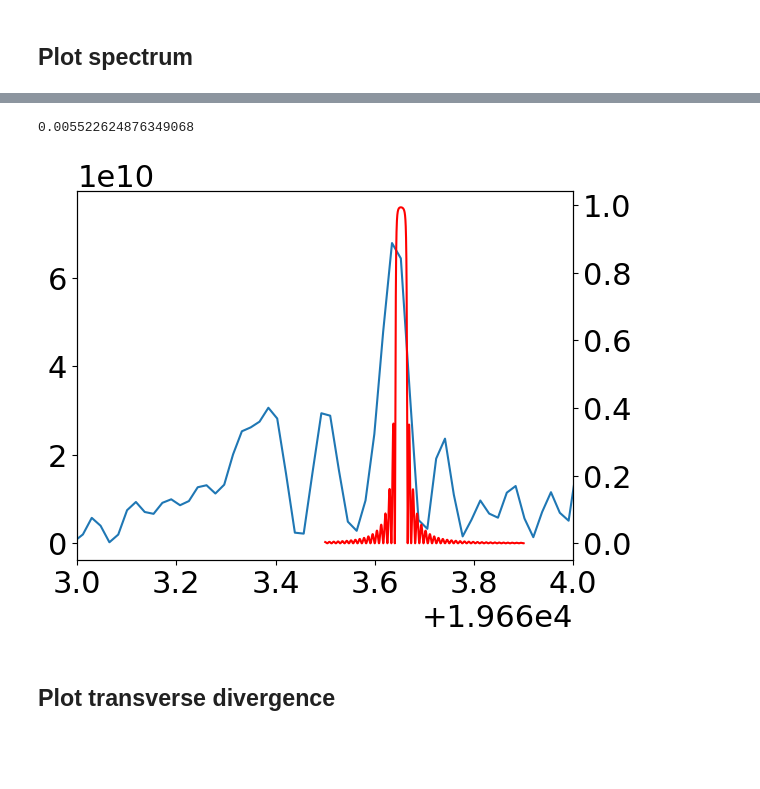
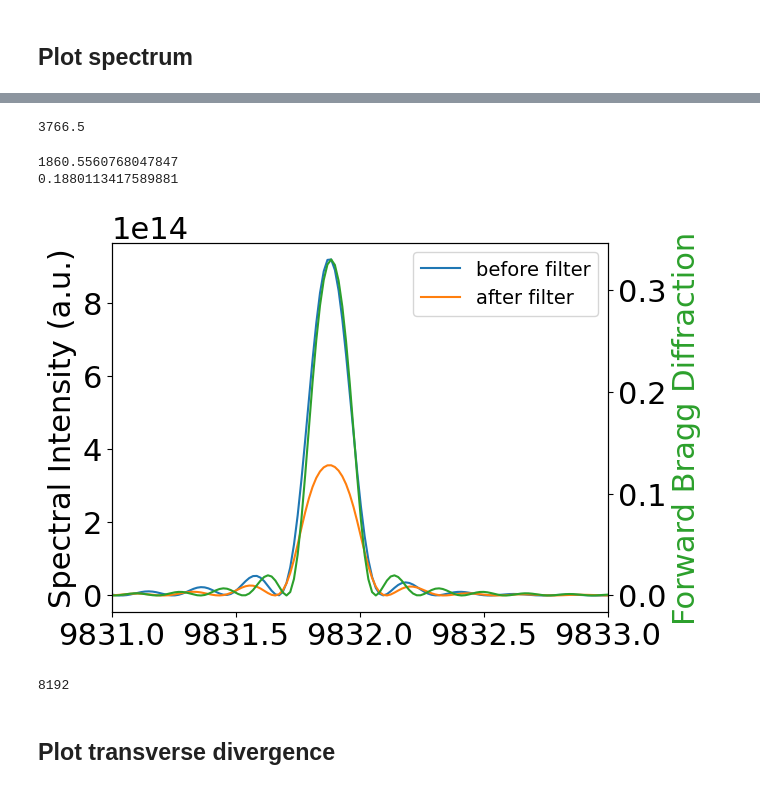
Before and after one commit to jy-tang/CBXFEL, a Jupyter notebook: process_output.ipynb, the cells around one changed output, grey strips where cells are left out. Cells and saved outputs as stored; diff of their text form; code cells hidden in the pictures; blank space fills up the shorter version.

```diff
--- a/process_output.ipynb
+++ b/process_output.ipynb
@@ -89,12 +93,12 @@ ax2.tick_params(axis='y', labelsize=fontsize, colors = 'k')
 # %%
 ncar = 181
-zsep = 200
-xlamds = 6.30524765e-11
+zsep = 80
+xlamds = 1.261043e-10
 cspeed = 299792458
-dgrid = 180e-6
+dgrid = 540e-6
 dt = zsep*xlamds/cspeed
-init_file = 'data_20keV_taper4/n3_seed_init.dfl'
+init_file = 'data_testbw_flat_20_5um/tap0.03_K1.172_n9.out.dfl'
 dfl = read_dfl(init_file, ncar=ncar)
 plot_fld_power(dfl, dt = dt)
-plot_fld_marginalize_t(dfl, dgrid = 360.e-6, dt=dt)
+plot_fld_marginalize_t(dfl, dgrid = dgrid, dt=dt)
 # %% [output]
@@ -107,0 +114,5 @@ norm = 5418311235.852207     energy = 0.2  uJ    x , y  mean = 153.2 um , -2.1 u
+# %%
+init_file = 'data_testbw_flat_40/n9_field_transmit_round0.dfl'
+dfl2 = read_dfl(init_file, ncar=ncar)
+plot_fld_power(dfl2, dt = dt)
+plot_fld_marginalize_t(dfl2, dgrid = dgrid, dt=dt)
@@ -115,17 +140,41 @@ Eph, R0H, R00 = plot_Bragg_mirror_response_slice()
+# %%
+(dfl2.shape[0]-dfl.shape[0])/2
+# %% [output]
+3766.5
 # %%
-hws, spec = get_spectrum(dfl, zsep, xlamds, npad = 2000, onaxis=True)
-plt.plot(hws, spec,'-')
+hws, spec = get_spectrum(dfl, zsep, xlamds, npad = (3766, 3767), onaxis=True)
+hws2, spec2 = get_spectrum(dfl2, zsep, xlamds, npad = (0,0), onaxis=True)
+
+R0H, R00 = get_Bragg_mirror_response_eph(eph = hws,  theta_0=np.pi/4., d = 5e-6)
+R0H = R0H.squeeze()
+R00 = R00.squeeze()
+
+ratio = spec2/spec
+print(max(ratio))
+plt.plot(hws, spec,label = 'before filter')
+plt.plot(hws2, spec2, label = 'after filter')
+plt.legend(fontsize = 14)
+#plt.plot(hws, spec*R00,'-o')
 
 ax = plt.gca()
 ax2 = ax.twinx()
-ax2.plot(Eph, R0H,  color = 'r')
+ax2.plot(hws, R0H,  color = 'C2', alpha = 1.0)
 
-plt.xlim([19663, 19664])
+plt.xlim([9831, 9833])
+plt.xlabel('Photon energy (eV)')
+ax.set_ylabel('Spectral Intensity (a.u.)')
+ax2.set_ylabel('Forward Bragg Diffraction', color ='C2')
+
 bw = fwhm(spec)[0]*np.mean(np.diff(hws))
 print(bw)
 # %% [output]
-0.005522624876349068
+1860.5560768047847
+0.1880113417589881
-[figure, old version]
+[figure, new version]
+# %%
+len(spec2)
+# %% [output]
+8192
 # %% [markdown]
 ## Plot transverse divergence
 # %%
```
Also changed, not shown: parts of 12 cells of this notebook, 28 other files.
